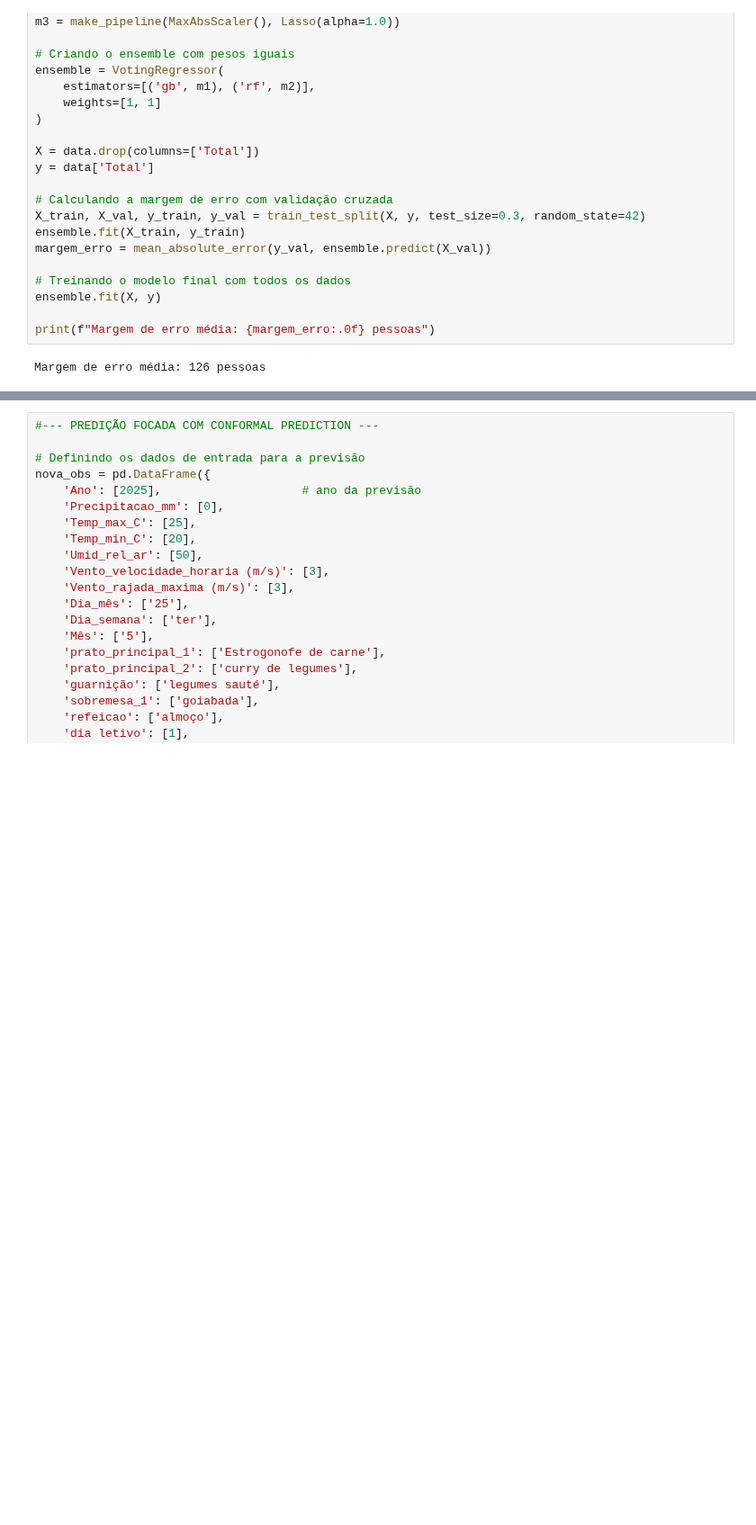
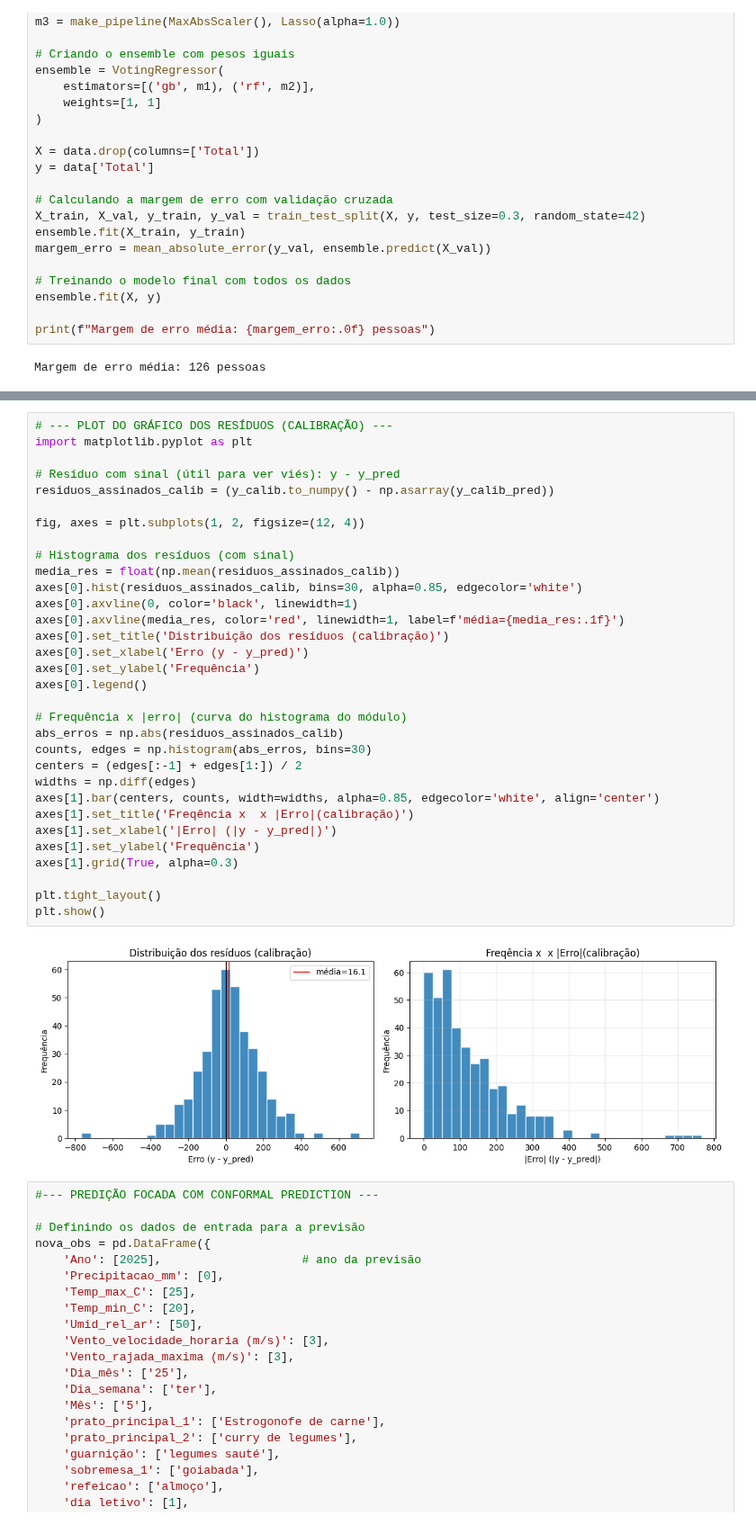
Before and after one commit to rafaelcarmanhani/projeto-ru, a Jupyter notebook: previsao/notebooks/Previsão_area1.ipynb, the cells around one changed output, grey strips where cells are left out. Shown at 90% size. Drawn from its saved outputs; the diff is of its cells as text; blank space fills up the shorter version.

```diff
--- a/previsao/notebooks/Previsão_area1.ipynb
+++ b/previsao/notebooks/Previsão_area1.ipynb
@@ -1073,6 +1074,40 @@ Margem para Dias Normais: ±324.0 pessoas (252 dias analisados)
 Margem GERAL (sem distinção): ±324.0 pessoas (392 dias analisados)
 Mediana GERAL dos resíduos: 89.8 pessoas
 Média GERAL dos resíduos: 123.1 pessoas
+# %%
+# --- PLOT DO GRÁFICO DOS RESÍDUOS (CALIBRAÇÃO) ---
+import matplotlib.pyplot as plt
+
+# Resíduo com sinal (útil para ver viés): y - y_pred
+residuos_assinados_calib = (y_calib.to_numpy() - np.asarray(y_calib_pred))
+
+fig, axes = plt.subplots(1, 2, figsize=(12, 4))
+
+# Histograma dos resíduos (com sinal)
+media_res = float(np.mean(residuos_assinados_calib))
+axes[0].hist(residuos_assinados_calib, bins=30, alpha=0.85, edgecolor='white')
+axes[0].axvline(0, color='black', linewidth=1)
+axes[0].axvline(media_res, color='red', linewidth=1, label=f'média={media_res:.1f}')
+axes[0].set_title('Distribuição dos resíduos (calibração)')
+axes[0].set_xlabel('Erro (y - y_pred)')
+axes[0].set_ylabel('Frequência')
+axes[0].legend()
+
+# Frequência x |erro| (curva do histograma do módulo)
+abs_erros = np.abs(residuos_assinados_calib)
+counts, edges = np.histogram(abs_erros, bins=30)
+centers = (edges[:-1] + edges[1:]) / 2
+widths = np.diff(edges)
+axes[1].bar(centers, counts, width=widths, alpha=0.85, edgecolor='white', align='center')
+axes[1].set_title('Freqência x  x |Erro|(calibração)')
+axes[1].set_xlabel('|Erro| (|y - y_pred|)')
+axes[1].set_ylabel('Frequência')
+axes[1].grid(True, alpha=0.3)
+
+plt.tight_layout()
+plt.show()
+# %% [output]
+[figure, added]
 # %%
 #--- PREDIÇÃO FOCADA COM CONFORMAL PREDICTION ---
 
```
Also changed, not shown: parts of 4 cells of this notebook.
